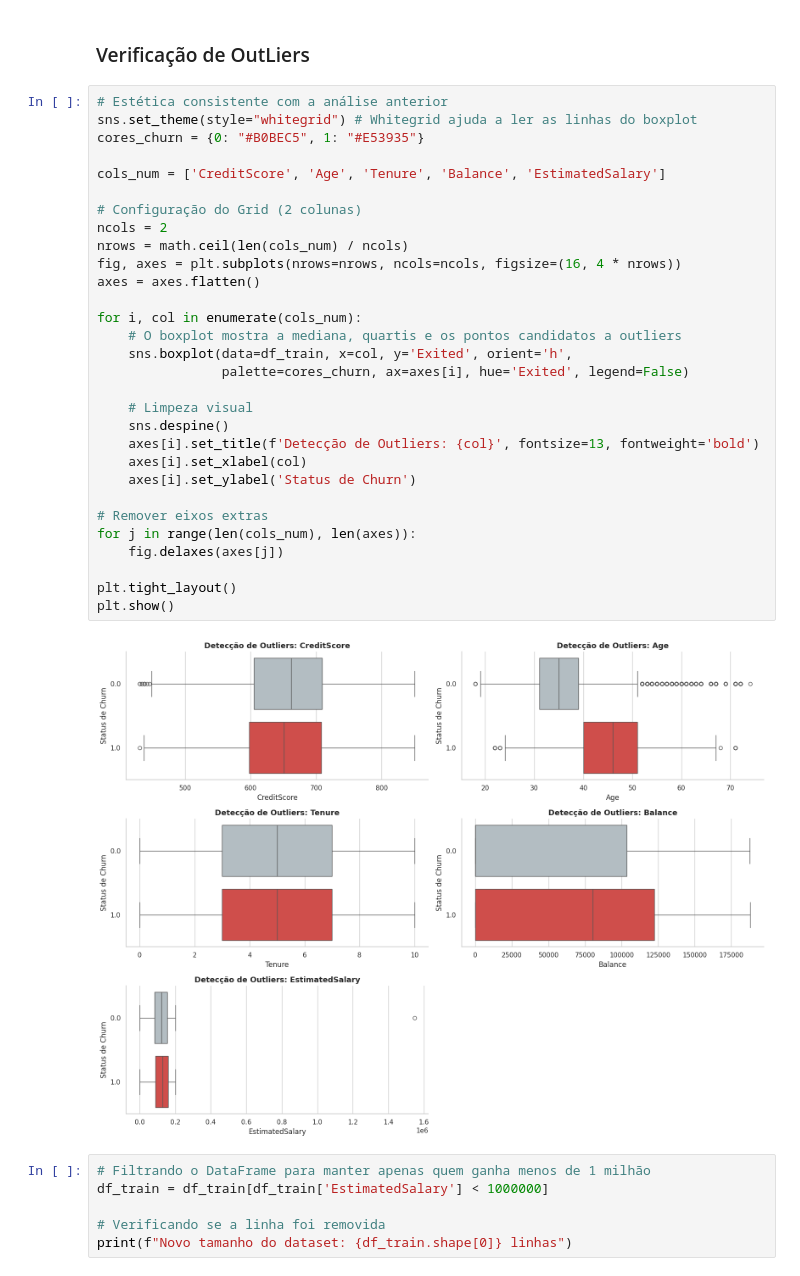
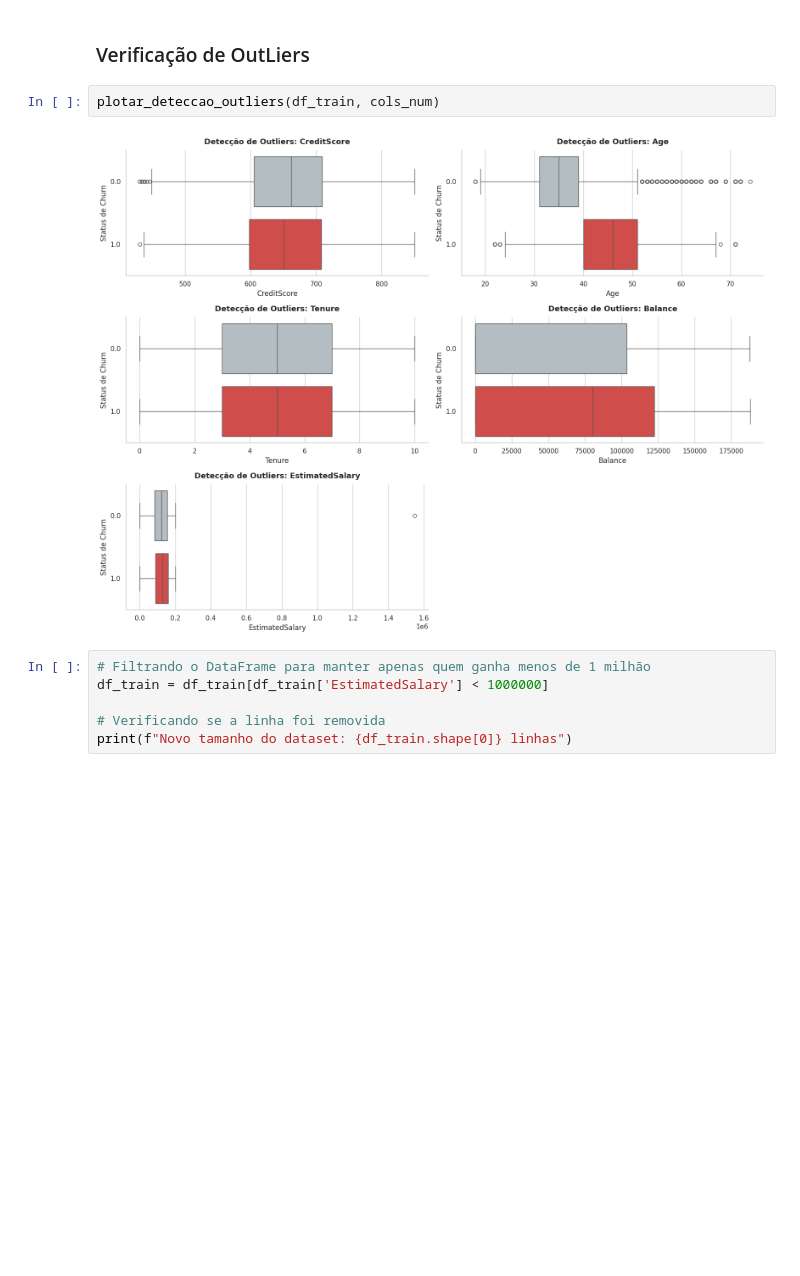
Before and after one commit to GabrielSenkovski/Bank_Churn_Model, a Jupyter notebook: Churn_EDA.ipynb, the cells around one changed output. Drawn from its saved outputs; the diff is of its cells as text; blank space fills up the shorter version.

```diff
--- a/Churn_EDA.ipynb
+++ b/Churn_EDA.ipynb
@@ -370,37 +465,9 @@ Variáveis como Tenure (Tempo de Casa) e EstimatedSalary (Salário Estimado) mos
 # %% [markdown]
 ### Verificação de OutLiers
-# %%
-# Estética consistente com a análise anterior
-sns.set_theme(style="whitegrid") # Whitegrid ajuda a ler as linhas do boxplot
-cores_churn = {0: "#B0BEC5", 1: "#E53935"}
-
-cols_num = ['CreditScore', 'Age', 'Tenure', 'Balance', 'EstimatedSalary']
-
-# Configuração do Grid (2 colunas)
-ncols = 2
-nrows = math.ceil(len(cols_num) / ncols)
-fig, axes = plt.subplots(nrows=nrows, ncols=ncols, figsize=(16, 4 * nrows))
-axes = axes.flatten()
-
-for i, col in enumerate(cols_num):
-    # O boxplot mostra a mediana, quartis e os pontos candidatos a outliers
-    sns.boxplot(data=df_train, x=col, y='Exited', orient='h',
-                palette=cores_churn, ax=axes[i], hue='Exited', legend=False)
-
-    # Limpeza visual
-    sns.despine()
-    axes[i].set_title(f'Detecção de Outliers: {col}', fontsize=13, fontweight='bold')
-    axes[i].set_xlabel(col)
-    axes[i].set_ylabel('Status de Churn')
-
-# Remover eixos extras
-for j in range(len(cols_num), len(axes)):
-    fig.delaxes(axes[j])
-
-plt.tight_layout()
-plt.show()
-# %% [output]
-[figure, removed]
+# %%
+plotar_deteccao_outliers(df_train, cols_num)
+# %% [output]
+[figure, added]
 # %%
 # Filtrando o DataFrame para manter apenas quem ganha menos de 1 milhão
 df_train = df_train[df_train['EstimatedSalary'] < 1000000]
```
Also changed, not shown: parts of 16 cells of this notebook.
